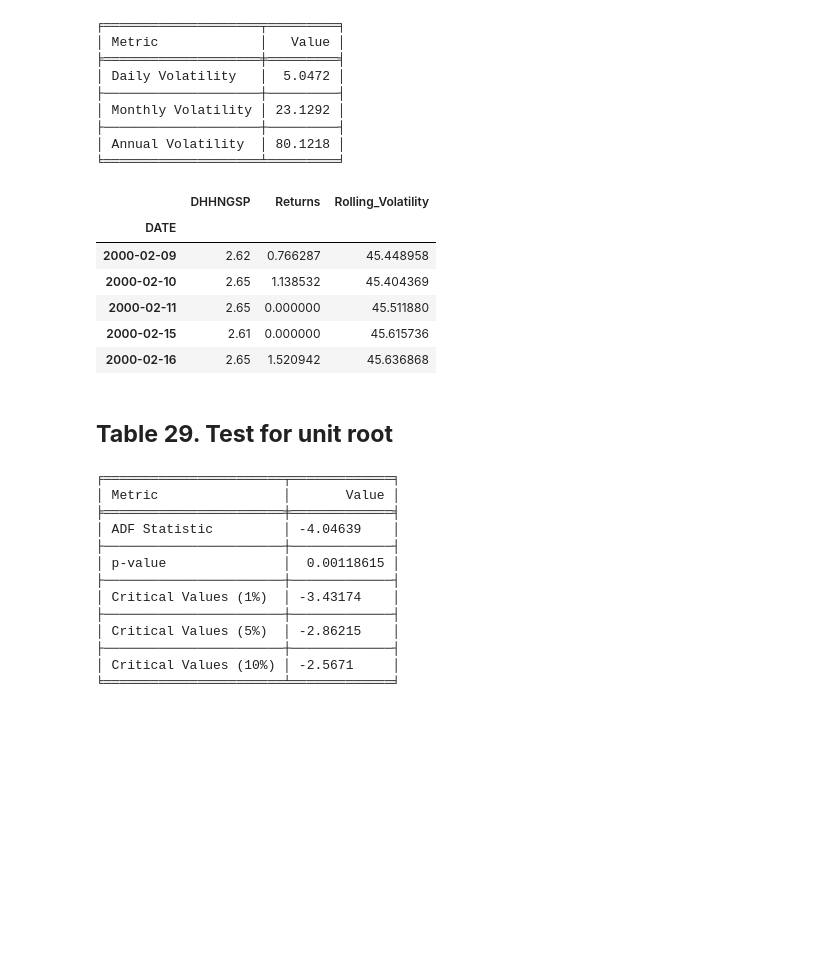
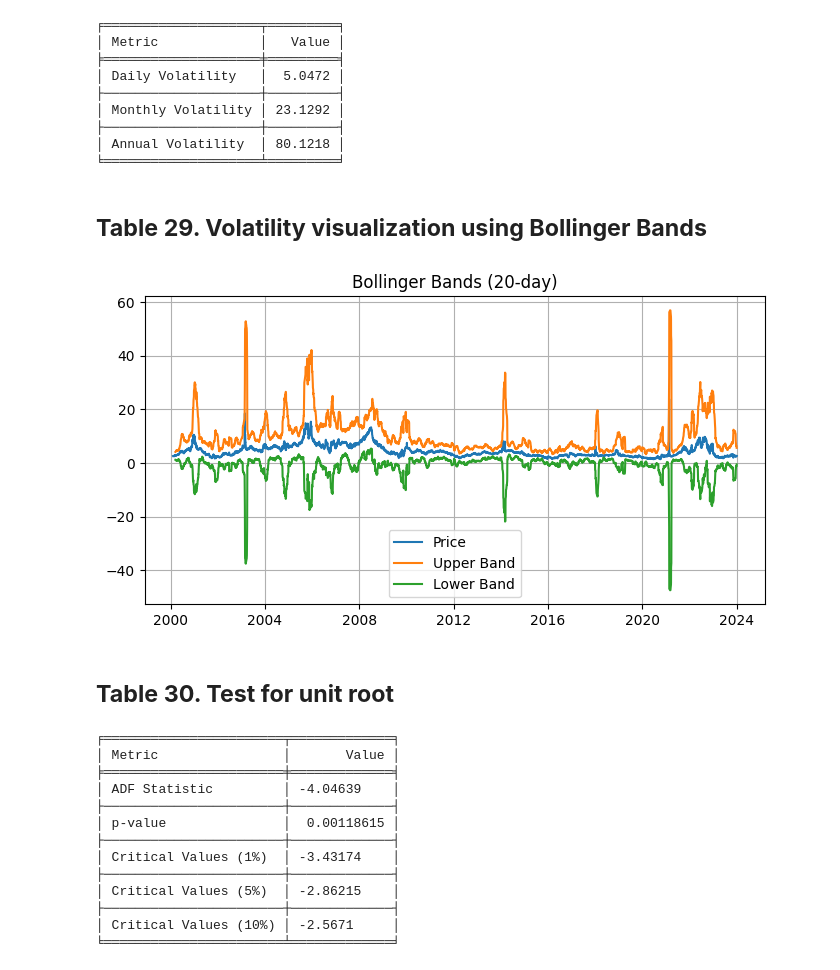
Before and after one commit to saritmaitra/Nonlinear-Modeling, a Jupyter notebook: chapter2_volatility.ipynb, the cells around one changed output. Drawn from its saved outputs; the diff is of its cells as text; code cells hidden in the pictures; blank space fills up the shorter version.

```diff
--- a/chapter2_volatility.ipynb
+++ b/chapter2_volatility.ipynb
@@ -125,13 +138,20 @@ print(table)
 ├────────────────────┼─────────┤
 │ Annual Volatility  │ 80.1218 │
 ╘════════════════════╧═════════╛
-# %%
-data.head()
-# %% [output]
-|  | DHHNGSP | Returns | Rolling_Volatility |
-| DATE |  |  |  |
-| 2000-02-09 | 2.62 | 0.766287 | 45.448958 |
-| 2000-02-10 | 2.65 | 1.138532 | 45.404369 |
-| 2000-02-11 | 2.65 | 0.000000 | 45.511880 |
-| 2000-02-15 | 2.61 | 0.000000 | 45.615736 |
-| 2000-02-16 | 2.65 | 1.520942 | 45.636868 |
+# %% [markdown]
+## **Table 29. Volatility visualization using Bollinger Bands**
+# %%
+data['rolling_mean'] = data['DHHNGSP'].rolling(window = 20).mean()
+data['upper_band'] = data['rolling_mean'] * (1 + 2 * data['Rolling_Volatility'] / 100)
+data['lower_band'] = data['rolling_mean'] * (1 - 2 * data['Rolling_Volatility'] / 100)
+
+plt.figure(figsize=(8, 4))
+plt.plot(data['DHHNGSP'], label='Price')
+plt.plot(data['upper_band'], label='Upper Band')
+plt.plot(data['lower_band'], label='Lower Band')
+plt.title('Bollinger Bands (20-day)')
+plt.legend()
+plt.grid()
+plt.show()
+# %% [output]
+[figure, added]
@@ -138,5 +171,5 @@ data.head()
 # %% [markdown]
-## **Table 29. Test for unit root**
+## **Table 30. Test for unit root**
 # %%
 adf_result = ts.adfuller(data['DHHNGSP'])
 table_data = [
```
Also changed, not shown: parts of 63 cells of this notebook.
